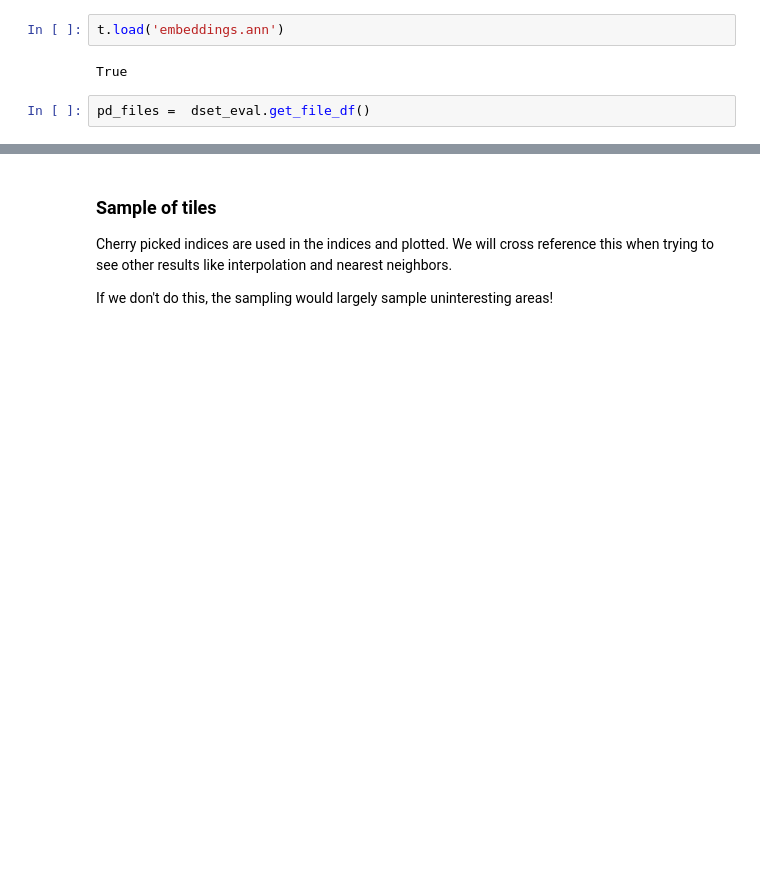
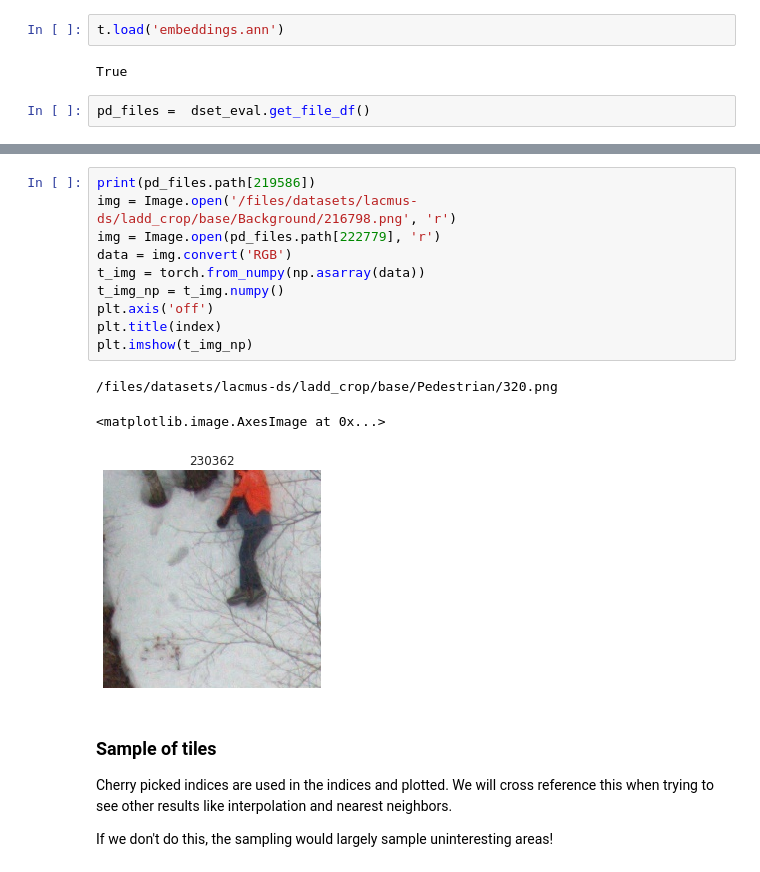
Before and after one commit to gosha20777/loc2vec, a Jupyter notebook: ResultsVisualization.ipynb, the cells around one changed output, grey strips where cells are left out. Cells and saved outputs as stored; diff of their text form; blank space fills up the shorter version.

```diff
--- a/ResultsVisualization.ipynb
+++ b/ResultsVisualization.ipynb
@@ -110,3 +125,17 @@ pd_files =  dset_eval.get_file_df()
+# %%
+print(pd_files.path[219586])
+img = Image.open('/files/datasets/lacmus-ds/ladd_crop/base/Background/216798.png', 'r')
+img = Image.open(pd_files.path[222779], 'r')
+data = img.convert('RGB')
+t_img = torch.from_numpy(np.asarray(data))
+t_img_np = t_img.numpy()
+plt.axis('off')
+plt.title(index)
+plt.imshow(t_img_np)
+# %% [output]
+/files/datasets/lacmus-ds/ladd_crop/base/Pedestrian/320.png
+<matplotlib.image.AxesImage at 0x...>
+[figure, added]
 # %% [markdown]
 ### Sample of tiles
 
```
Also changed, not shown: parts of 10 cells of this notebook, 5 other files.
